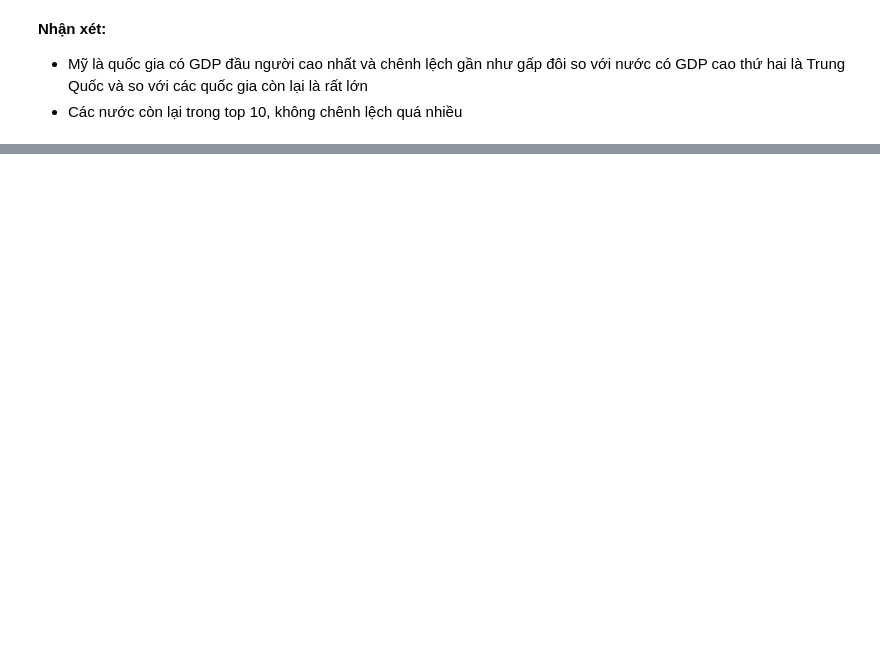
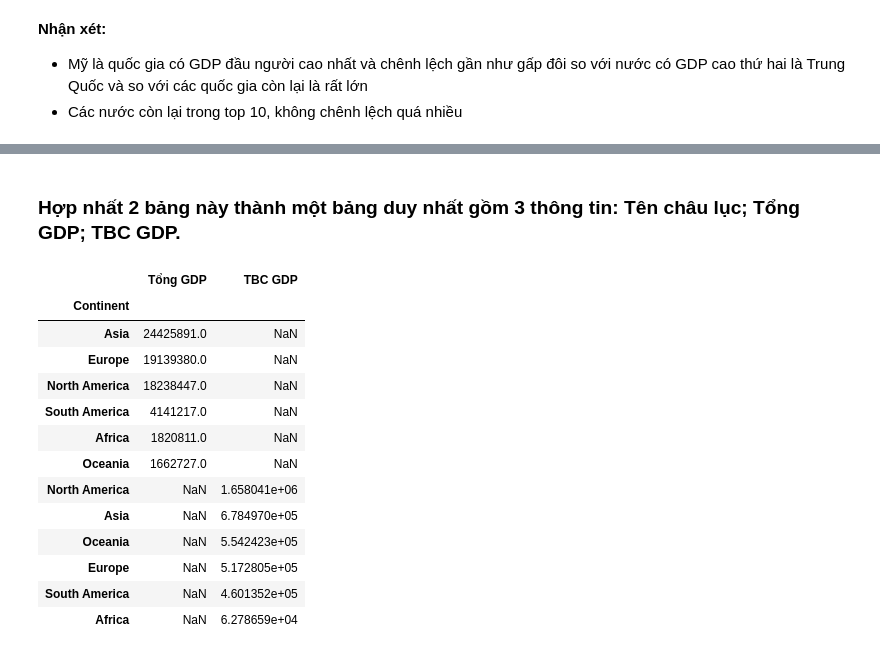
Before and after one commit to Lcutiev/DataCamp, a Jupyter notebook: GPD List.ipynb, the cells around one changed output, grey strips where cells are left out. Cells and saved outputs as stored; diff of their text form; code cells hidden in the pictures; blank space fills up the shorter version.

```diff
--- a/GPD List.ipynb
+++ b/GPD List.ipynb
@@ -173,0 +406,3 @@ pwd
+# %%
+mean_gdp = gdp.groupby('Continent')['GDP (millions of US$)'].mean().sort_values(ascending=False)
+mean_gdp
@@ -173,0 +418,3 @@ pwd
+# %%
+gdp2 = pd.DataFrame(mean_gdp)
+gdp2
@@ -173,0 +430,2 @@ pwd
+# %%
+gdp2.rename(columns={"GDP (millions of US$)": "TBC GDP"}, inplace=True)
@@ -173,0 +443,21 @@ pwd
+# %% [markdown]
+### **Hợp nhất 2 bảng này thành một bảng duy nhất gồm 3 thông tin: Tên châu lục; Tổng GDP; TBC GDP.**
+# %%
+continent_total_mean_gdp = pd.concat([gdp1, gdp2])
+# %%
+continent_total_mean_gdp
+# %% [output]
+|  | Tổng GDP | TBC GDP |
+| Continent |  |  |
+| Asia | 24425891.0 | NaN |
+| Europe | 19139380.0 | NaN |
+| North America | 18238447.0 | NaN |
+| South America | 4141217.0 | NaN |
+| Africa | 1820811.0 | NaN |
+| Oceania | 1662727.0 | NaN |
+| North America | NaN | 1.658041e+06 |
+| Asia | NaN | 6.784970e+05 |
+| Oceania | NaN | 5.542423e+05 |
+| Europe | NaN | 5.172805e+05 |
+| South America | NaN | 4.601352e+05 |
+| Africa | NaN | 6.278659e+04 |
```
Also changed, not shown: parts of 51 cells of this notebook, 3 other files.
